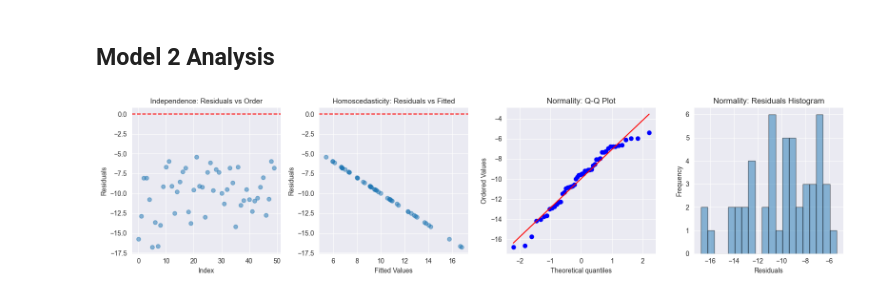
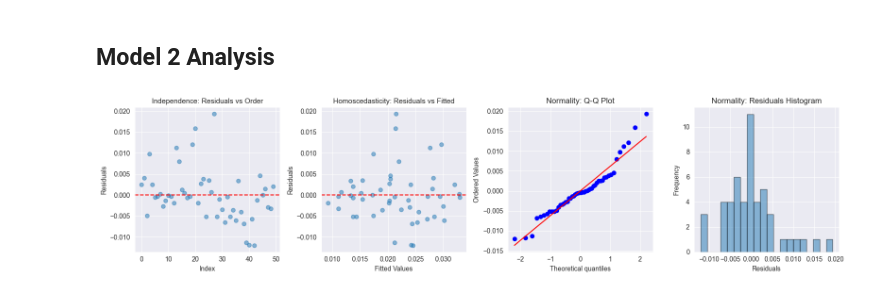
Before and after one commit to melanieyu23/DS3000_Project, a Jupyter notebook: phase3.ipynb, the cells around one changed output. Cells and saved outputs as stored; diff of their text form; code cells hidden in the pictures.

Commit message:
Add analysis graphs for model 2

```diff
--- a/phase3.ipynb
+++ b/phase3.ipynb
@@ -178,12 +178,8 @@ MSE: 0.00003801
 # %% [markdown]
 ## Model 2 Analysis
 # %%
-# placeholder values
-m = [1, 2, 3, 4]
-
-# Calculate predictions and residuals
-y_pred = m[1] * duration + m[0]
-residuals = y - y_pred
+# Calculate residuals
+residuals = y - y_pred_poly
 
 # Calculate metrics
 mse = np.mean(residuals ** 2)
@@ -193,32 +189,32 @@ r2 = 1 - (ss_res / ss_tot)
 # %%
 # Create 4-panel diagnostic plot
 fig, axes = plt.subplots(1, 4, figsize=(16, 4))
 
 # Plot 1: Independence - Residuals vs Order
 axes[0].scatter(range(len(residuals)), residuals, alpha=0.5)
 axes[0].axhline(0, color='red', linestyle='--')
 axes[0].set_title('Independence: Residuals vs Order', size=11)
 axes[0].set_xlabel('Index')
 axes[0].set_ylabel('Residuals')
 
 # Plot 2: Homoscedasticity - Residuals vs Fitted
-axes[1].scatter(y_pred, residuals, alpha=0.5)
+axes[1].scatter(y_pred_poly, residuals, alpha=0.5)
 axes[1].axhline(0, color='red', linestyle='--')
 axes[1].set_title('Homoscedasticity: Residuals vs Fitted', size=11)
 axes[1].set_xlabel('Fitted Values')
 axes[1].set_ylabel('Residuals')
 
 # Plot 3: Normality - Q-Q Plot
 probplot(residuals, dist="norm", plot=axes[2])
 axes[2].set_title('Normality: Q-Q Plot')
 
 # Plot 4: Normality - Histogram
 axes[3].hist(residuals, bins=20, edgecolor='black', alpha=0.5)
 axes[3].set_title('Normality: Residuals Histogram')
 axes[3].set_xlabel('Residuals')
 axes[3].set_ylabel('Frequency')
 
 plt.tight_layout()
 plt.show()
 # %% [output]
-[figure, old version]
+[figure, new version]
```
Also changed, not shown: parts of 1 cell of this notebook.
